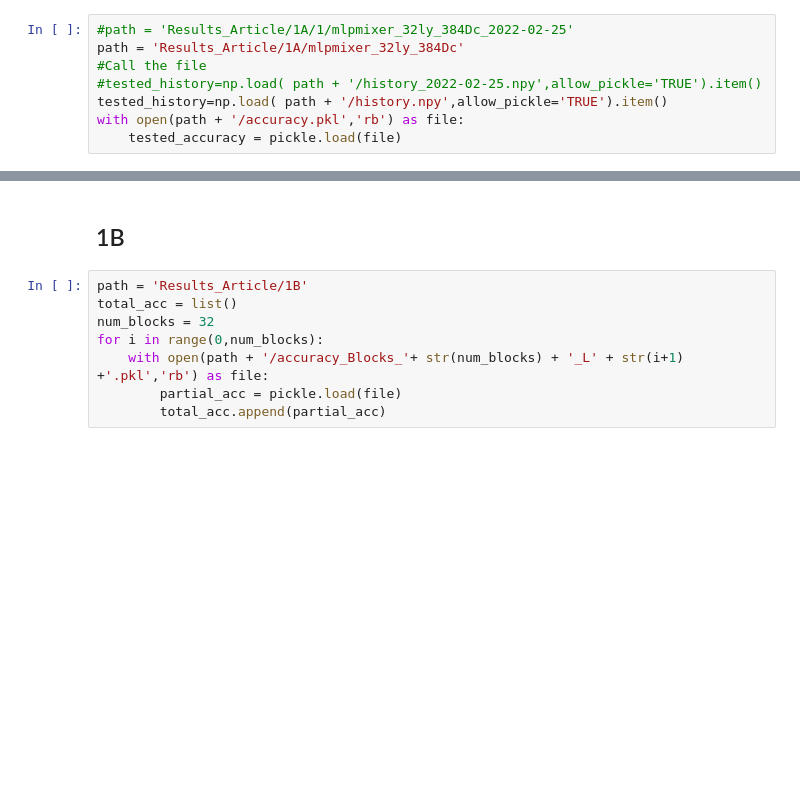
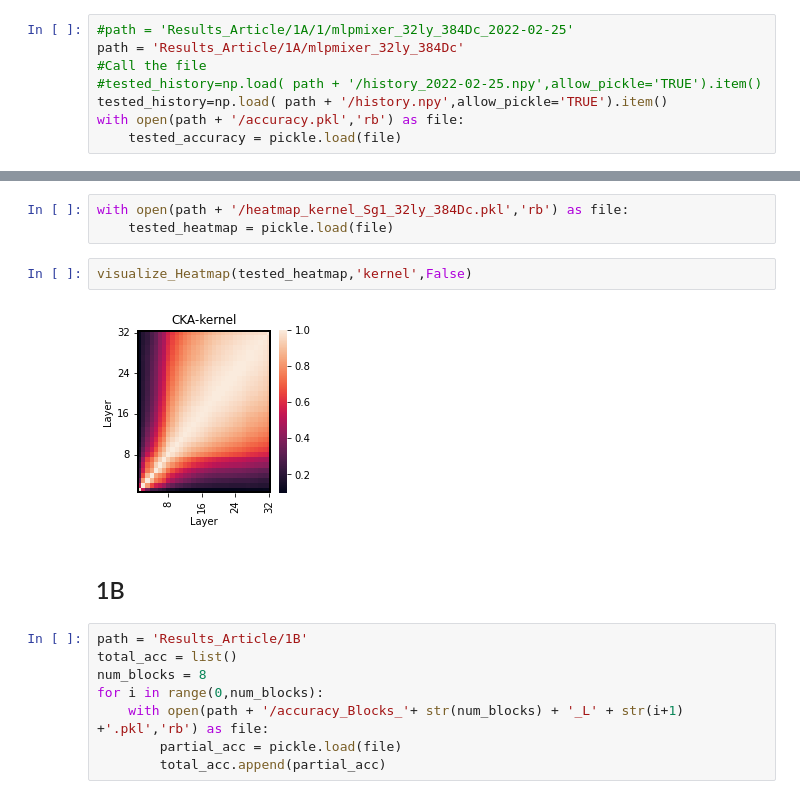
Before and after one commit to TheNewRobot/MixerCKA, a Jupyter notebook: MixerMLP_CKA_Analysis_Article-EX1.ipynb, the cells around one changed output, grey strips where cells are left out. Cells and saved outputs as stored; diff of their text form; blank space fills up the shorter version.

```diff
--- a/MixerMLP_CKA_Analysis_Article-EX1.ipynb
+++ b/MixerMLP_CKA_Analysis_Article-EX1.ipynb
@@ -666,9 +601,16 @@ curves(tested_history)
+# %%
+with open(path + '/heatmap_kernel_Sg1_32ly_384Dc.pkl','rb') as file:
+    tested_heatmap = pickle.load(file)
+# %%
+visualize_Heatmap(tested_heatmap,'kernel',False)
+# %% [output]
+[figure, added]
 # %% [markdown]
 ## 1B
 # %%
 path = 'Results_Article/1B'
 total_acc = list()
-num_blocks = 32
+num_blocks = 8
 for i in range(0,num_blocks):
     with open(path + '/accuracy_Blocks_'+ str(num_blocks) + '_L' + str(i+1) +'.pkl','rb') as file:
         partial_acc = pickle.load(file)
```
Also changed, not shown: parts of 8 cells of this notebook, 11 other files.
